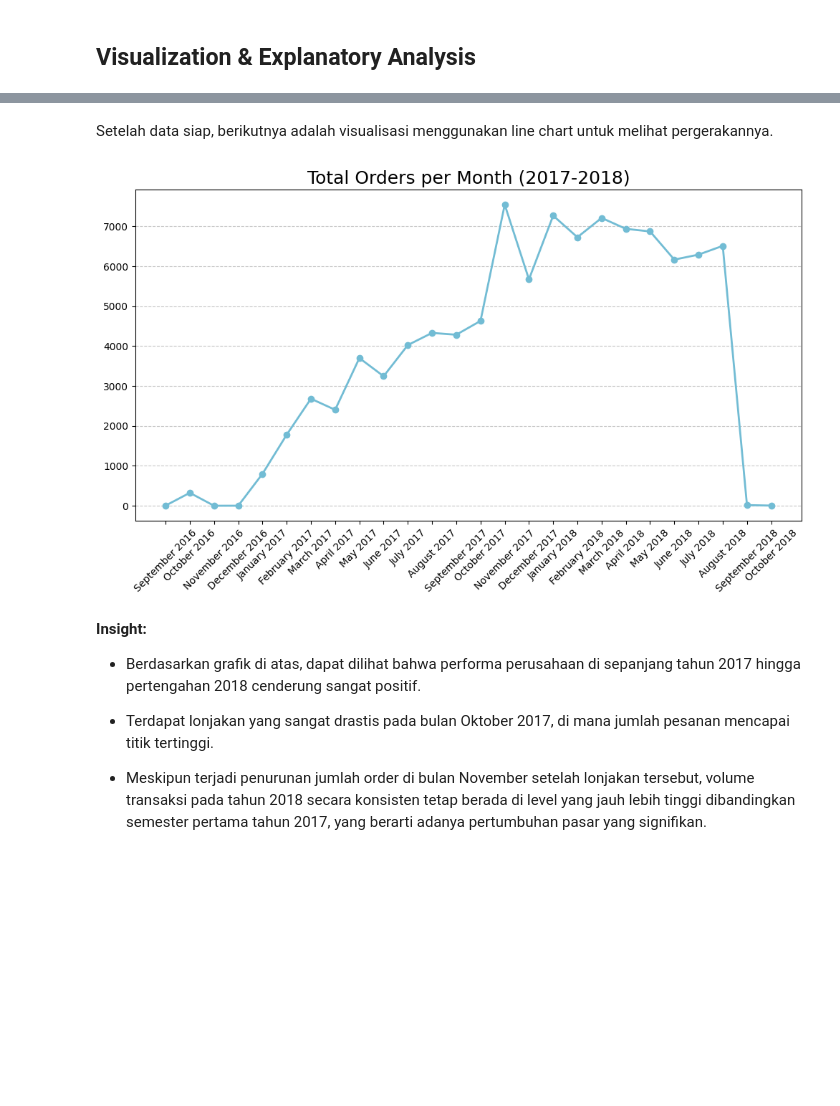
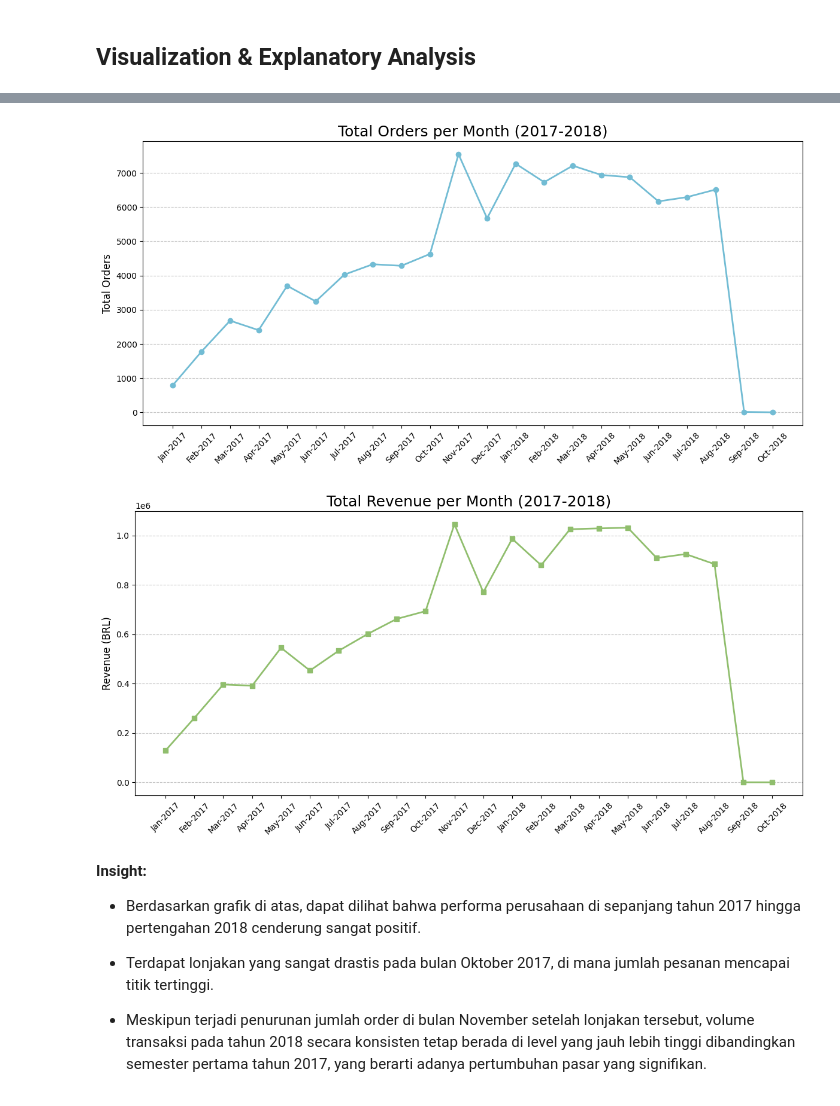
Before and after one commit to chyntiaclaudiaa/Submission_Chyntia_Claudia, a Jupyter notebook: Notebook.ipynb, the cells around one changed output, grey strips where cells are left out. Drawn from its saved outputs; the diff is of its cells as text; code cells hidden in the pictures; blank space fills up the shorter version.

```diff
--- a/Notebook.ipynb
+++ b/Notebook.ipynb
@@ -458,6 +518,8 @@ datetime_columns_orders = [
 for column in datetime_columns_orders:
     orders_df[column] = pd.to_datetime(orders_df[column])
 
+orders_df['order_year'] = orders_df['order_purchase_timestamp'].dt.year
+
 orders_df.info()
 # %% [output]
 <class 'pandas.core.frame.DataFrame'>
@@ -596,8 +682,2 @@ orders_df.describe(include="all")
 # %% [markdown]
 **insight:** Berdasarkan rangkuman parameter statistik di atas, terdapat total 99.441 pesanan. Kolom order_status menunjukkan bahwa mayoritas pesanan memiliki status "delivered". Namun, terdapat informasi penting mengenai rentang waktu pada kolom-kolom tanggal pengiriman. Untuk menjawab pertanyaan bisnis terkait performa ketepatan waktu pengiriman, perlu dilakukan perhitungan durasi pengiriman barang.
-# %%
-delivery_time = orders_df["order_delivered_customer_date"] - orders_df["order_purchase_timestamp"]
-delivery_time = delivery_time.apply(lambda x: x.total_seconds() / 86400)
-orders_df["delivery_time"] = delivery_time
-
-orders_df["delivery_time"].describe()
@@ -826,6 +958,16 @@ all_df = pd.merge(
     how="left",
     on="product_id"
 )
+
+all_df = pd.merge(
+    left=all_df,
+    right=product_category_df,
+    how="left",
+    on="product_category_name"
+)
+
+all_df['order_year'] = all_df['order_purchase_timestamp'].dt.year
+
 all_df.head()
 # %% [output]
 |  | order_id | customer_id | order_status | order_purchase_timestamp | order_approved_at | order_delivered_carrier_date | ... |
@@ -872,0 +1015,18 @@ Selanjutnya adalah mengeksplorasi apakah kategori produk tertentu cenderung memi
+# %%
+all_df["order_purchase_timestamp"] = pd.to_datetime(all_df["order_purchase_timestamp"])
+
+df_trend_2017_2018 = all_df[all_df["order_purchase_timestamp"].dt.year.isin([2017, 2018])]
+
+monthly_trend_df = df_trend_2017_2018.resample(rule='ME', on='order_purchase_timestamp').agg({
+    "order_id": "nunique",
+    "price": "sum"
+}).reset_index()
+
+monthly_trend_df["order_purchase_timestamp"] = monthly_trend_df["order_purchase_timestamp"].dt.strftime('%b-%Y')
+
+monthly_trend_df.rename(columns={
+    "order_id": "total_orders",
+    "price": "total_revenue"
+}, inplace=True)
+
+monthly_trend_df
@@ -968,22 +1153,44 @@ monthly_orders_df.head()
-# %% [markdown]
-Setelah data siap, berikutnya adalah visualisasi menggunakan line chart untuk melihat pergerakannya.
 # %%
 plt.figure(figsize=(12, 6))
 plt.plot(
-    monthly_orders_df["order_purchase_timestamp"],
-    monthly_orders_df["order_count"],
+    monthly_trend_df["order_purchase_timestamp"],
+    monthly_trend_df["total_orders"],
     marker='o',
     linewidth=2,
     color="#72BCD4"
 )
 
 plt.title("Total Orders per Month (2017-2018)", loc="center", fontsize=18)
 plt.xticks(rotation=45, fontsize=10)
 plt.yticks(fontsize=10)
+plt.xlabel(None)
+plt.ylabel("Total Orders", fontsize=12)
 plt.grid(axis='y', linestyle='--', alpha=0.7)
+plt.tight_layout()
 plt.show()
 # %% [output]
-[figure, old version]
+[figure, new version]
+# %%
+# grafik untuk Total Revenue
+plt.figure(figsize=(12, 6))
+plt.plot(
+    monthly_trend_df["order_purchase_timestamp"],
+    monthly_trend_df["total_revenue"],
+    marker='s',
+    linewidth=2,
+    color="#90BE6D"
+)
+
+plt.title("Total Revenue per Month (2017-2018)", loc="center", fontsize=18)
+plt.xticks(rotation=45, fontsize=10)
+plt.yticks(fontsize=10)
+plt.ylabel("Revenue (BRL)", fontsize=12)
+plt.grid(axis='y', linestyle='--', alpha=0.7)
+
+plt.tight_layout()
+plt.show()
+# %% [output]
+[figure, added]
 # %% [markdown]
 **Insight:**
 
```
Also changed, not shown: parts of 73 cells of this notebook, 2 other files.
